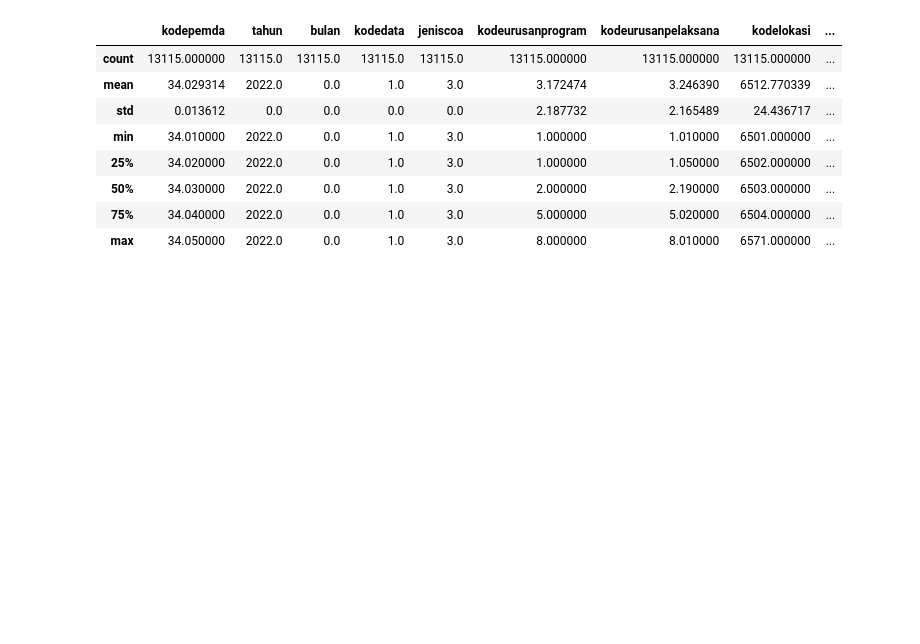
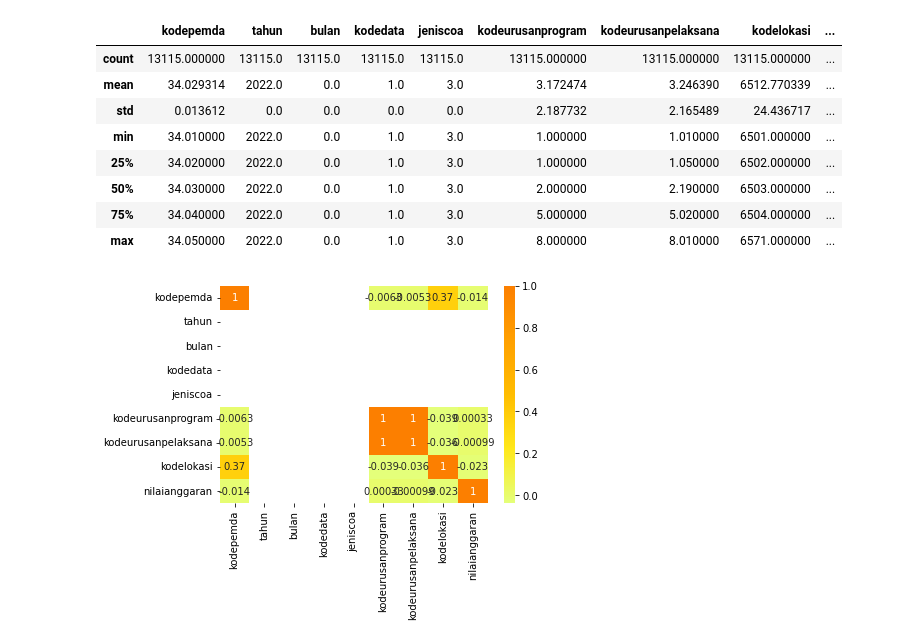
Before and after one commit to Aran27/ml_uas, a Jupyter notebook: bedah_data.ipynb, the cells around one changed output. Cells and saved outputs as stored; diff of their text form; code cells hidden in the pictures; blank space fills up the shorter version.

```diff
--- a/bedah_data.ipynb
+++ b/bedah_data.ipynb
@@ -133,3 +133,8 @@ sub2_kota.describe()
 | 50% | 34.030000 | 2022.0 | 0.0 | 1.0 | 3.0 | 2.000000 | 2.190000 | 6503.000000 | ... |
 | 75% | 34.040000 | 2022.0 | 0.0 | 1.0 | 3.0 | 5.000000 | 5.020000 | 6504.000000 | ... |
 | max | 34.050000 | 2022.0 | 0.0 | 1.0 | 3.0 | 8.000000 | 8.010000 | 6571.000000 | ... |
+# %%
+corr = sub2_kota.corr()
+sns.heatmap(corr, cmap = 'Wistia', annot= True);
+# %% [output]
+[figure, added]
```
